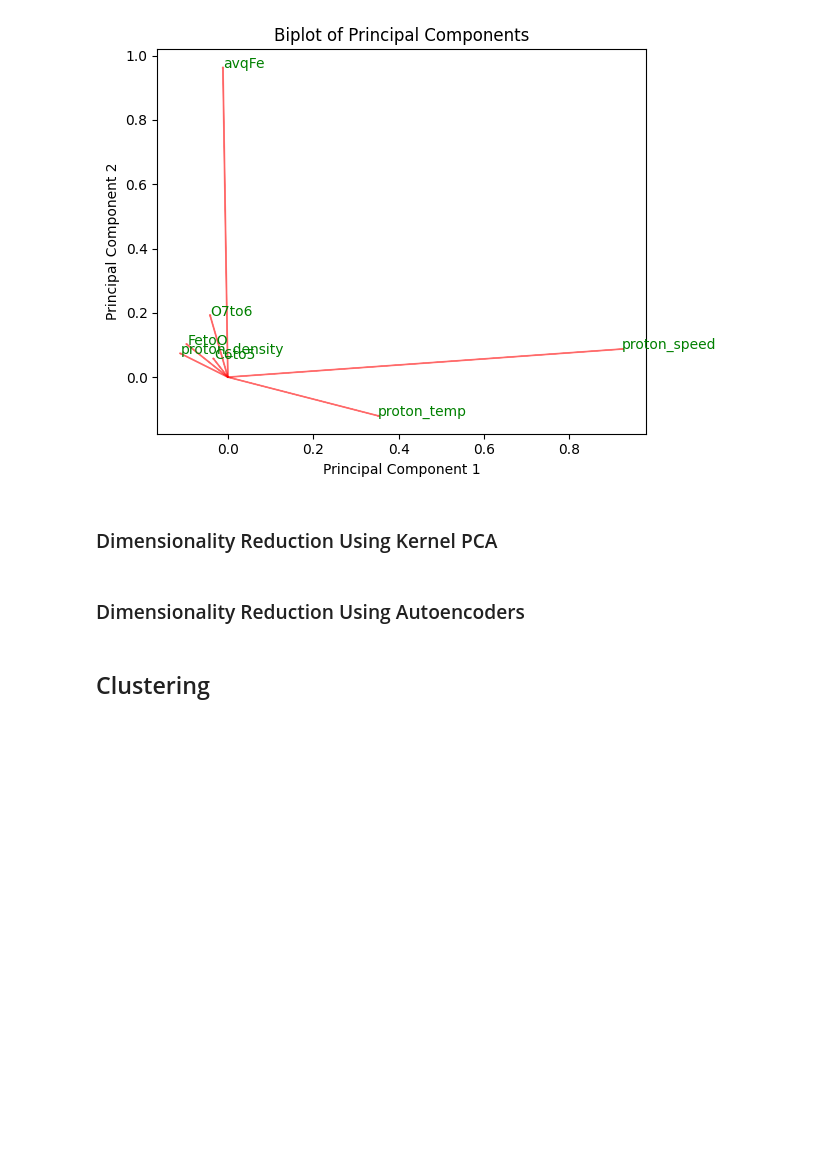
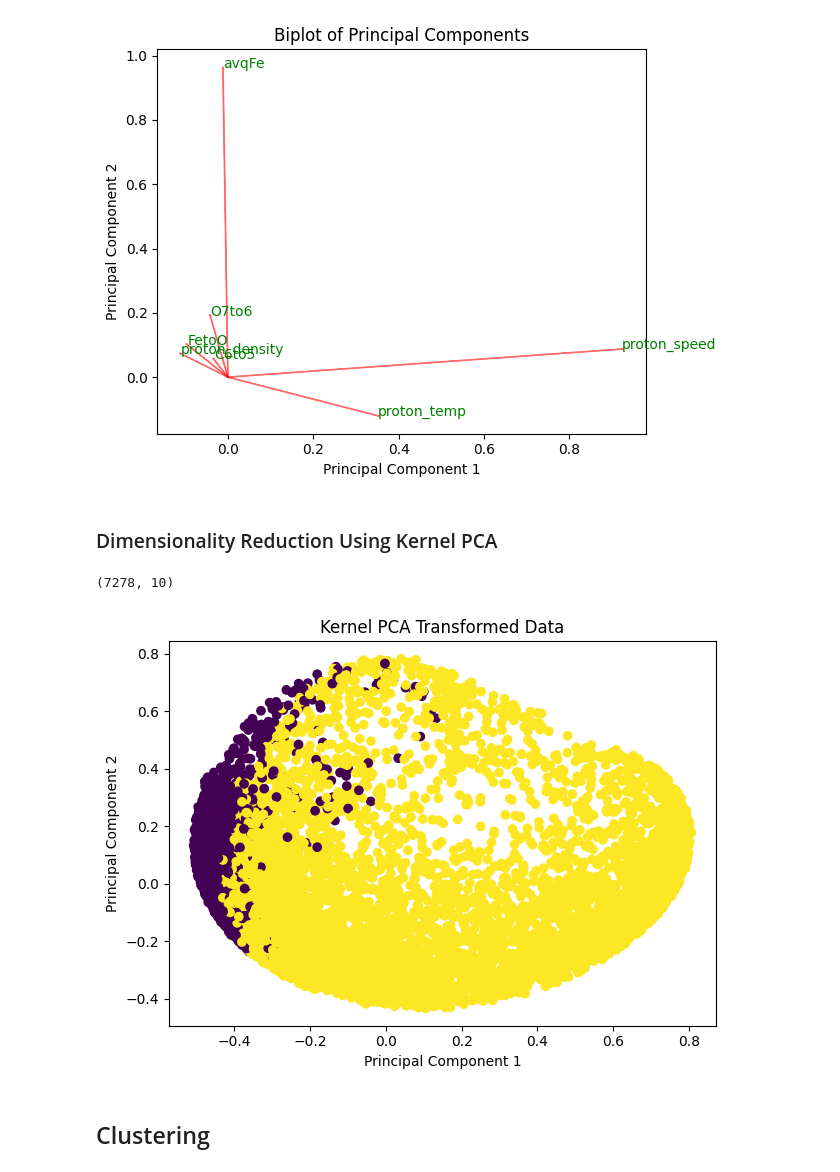
Before and after one commit to SarahAmiraslani/solar-wind-coronal-origin, a Jupyter notebook: notebooks/07_coronal_origin.ipynb, the cells around one changed output. Drawn from its saved outputs; the diff is of its cells as text; code cells hidden in the pictures; blank space fills up the shorter version.

```diff
--- a/notebooks/07_coronal_origin.ipynb
+++ b/notebooks/07_coronal_origin.ipynb
@@ -49,11 +40,17 @@ def classify_ch_origin(log10_o7o6, proton_speed):
 ## Preprocessed Data Inspection
 # %%
 df = pd.read_csv("../data/ace/preprocessed/insitu_ace_log_scaled.csv")
+# df = pd.read_csv("/insitu_ace_log_scaled.csv")
 
-df["classification"] = df.apply(
-    lambda row: classify_ch_origin(row["proton_speed"], row["O7to6"]), axis=1
-)
-X = df[df.columns[1:-1]] # remove the first (time) and last (classification) columns
-print(df.shape)
+NUM_FEATURES = [
+    "proton_speed",
+    "proton_density",
+    "proton_temp",
+    "O7to6",
+    "C6to5",
+    "FetoO",
+    "avqFe",
+]
+X = df[NUM_FEATURES]
 X.describe()
 # %% [output]
@@ -259,18 +269,50 @@ plt.show()
 [figure]
 # %% [markdown]
 ### Dimensionality Reduction Using Kernel PCA
+# %%
+# stratified sampling
+
+df["datetime"] = pd.to_datetime(df["datetime"])
+
+# sample dataset
+df["month_year"] = df["datetime"].dt.to_period("M")
+
+# Determine the number of samples per stratum (let's say 10% of each)
+samples_per_stratum = df.groupby("month_year").size() * 0.1
+
+# Perform stratified sampling
+stratified_sample = pd.DataFrame()
+for period, count in samples_per_stratum.items():
+    stratum = df[df["month_year"] == period]
+    stratified_sample = pd.concat(
+        [stratified_sample, stratum.sample(n=int(np.ceil(count)))]
+    )
+
+# Reset index of the final sample DataFrame
+stratified_sample = stratified_sample.reset_index(drop=True)
+# Add classification column
+stratified_sample["classification"] = stratified_sample.apply(
+    lambda row: classify_ch_origin(row["proton_speed"], row["O7to6"]), axis=1
+)
+print(stratified_sample.shape)
+X_sample = stratified_sample[NUM_FEATURES].to_numpy()
+# %% [output]
+(7278, 10)
 # %%
 # Fit Kernel PCA with n_components=None to compute all components
-kpca = KernelPCA(n_components=None, kernel="rbf")
-kpca.fit(X)
+# X = X.to_numpy()
+kpca = KernelPCA(n_components=2, kernel="rbf", gamma=10)
+X_kpca = kpca.fit_transform(X_sample)
+stratified_sample["classification"] = stratified_sample["classification"].astype(
+    "category"
+)
+y_stratified = stratified_sample["classification"].cat.codes
 
-# Get eigenvalues
-eigenvalues = kpca.lambdas_
-
-# Plot eigenvalues
-plt.plot(eigenvalues, "bo-")
-plt.xlabel("Index")
-plt.ylabel("Eigenvalue")
+plt.scatter(X_kpca[:, 0], X_kpca[:, 1], c=y_stratified)
+plt.title("Kernel PCA Transformed Data")
+plt.xlabel("Principal Component 1")
+plt.ylabel("Principal Component 2")
+plt.tight_layout()
 plt.show()
+# %% [output]
+[figure, added]
-# %% [markdown]
-### Dimensionality Reduction Using Autoencoders
```
Also changed, not shown: parts of 25 cells of this notebook.
